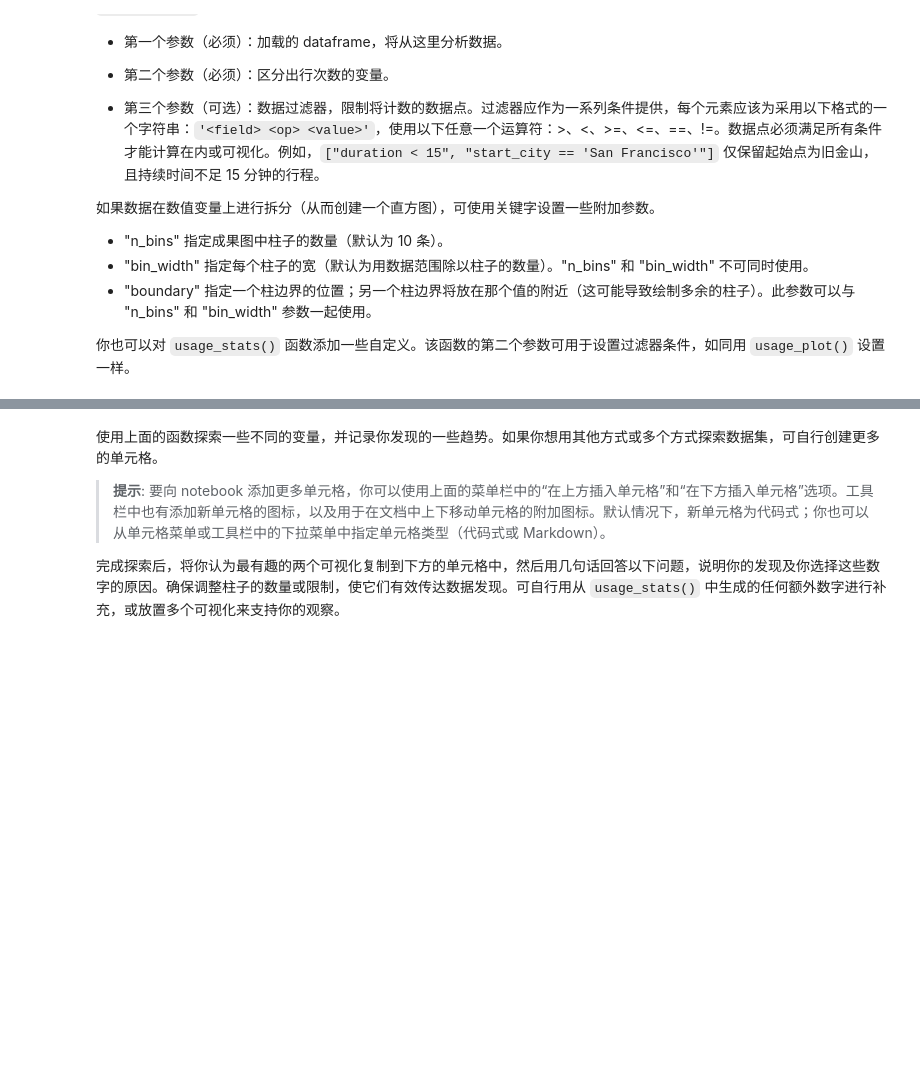
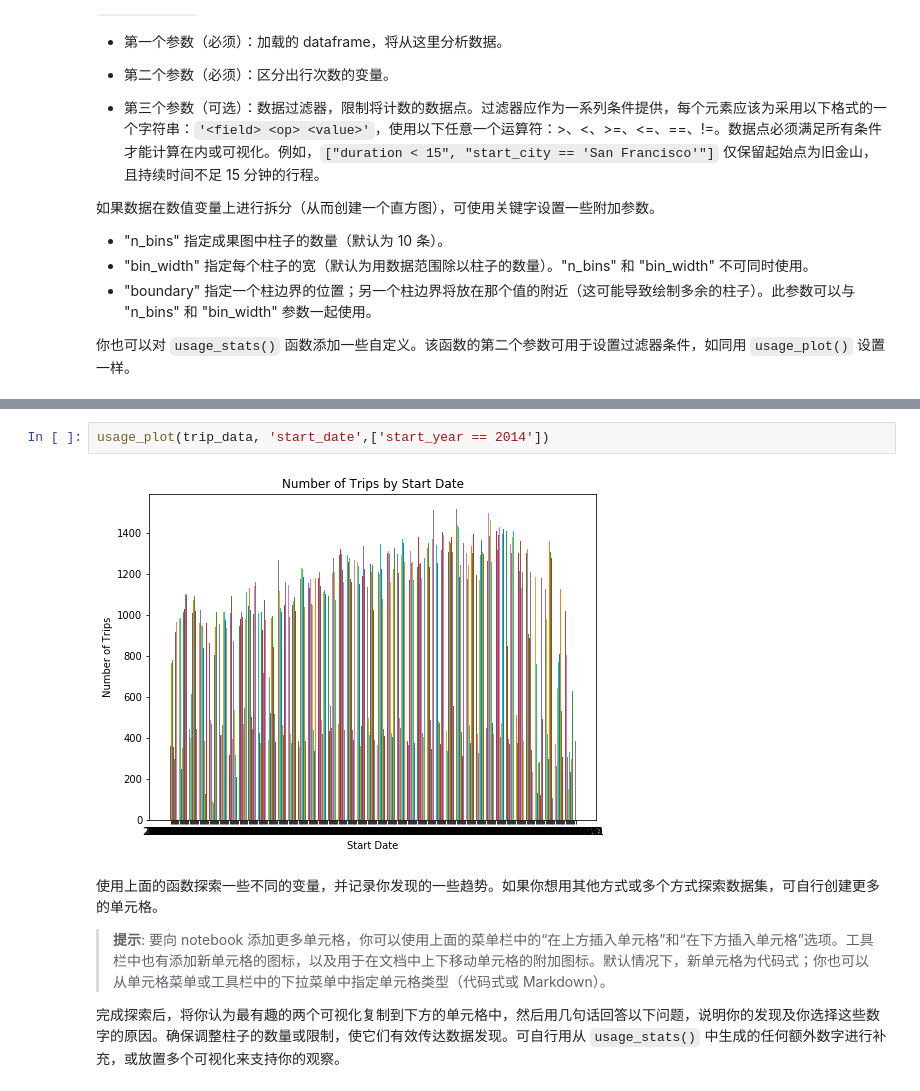
Before and after one commit to LYleonard/DataAnalysis, a Jupyter notebook: Statistics/P0_bike_sharing/Bay_Area_Bike_Share_Analysis.ipynb, the cells around one changed output, grey strips where cells are left out. Saved outputs shown, nothing was run; the diff lists cells and outputs as text; blank space fills up the shorter version.

```diff
--- a/Statistics/P0_bike_sharing/Bay_Area_Bike_Share_Analysis.ipynb
+++ b/Statistics/P0_bike_sharing/Bay_Area_Bike_Share_Analysis.ipynb
@@ -270,3 +331,7 @@ usage_plot(trip_data)
+# %%
+usage_plot(trip_data, 'start_date',['start_year == 2014'])
+# %% [output]
+[figure, added]
 # %% [markdown]
 使用上面的函数探索一些不同的变量，并记录你发现的一些趋势。如果你想用其他方式或多个方式探索数据集，可自行创建更多的单元格。
 
```
Also changed, not shown: parts of 19 cells of this notebook, 3 other files.
